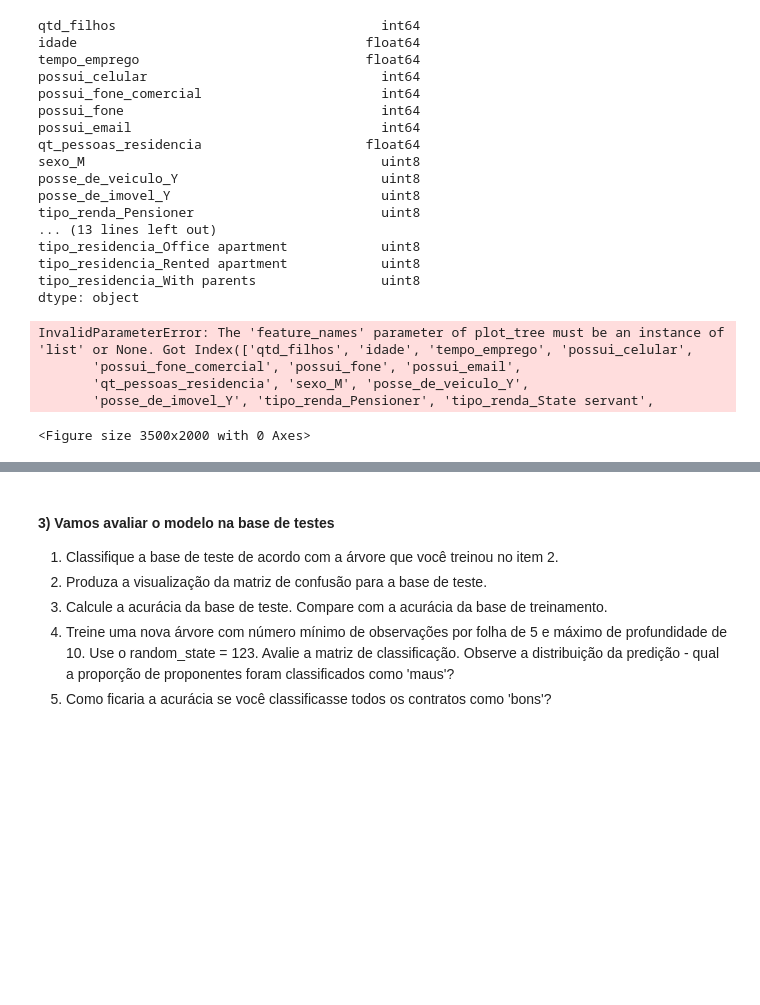
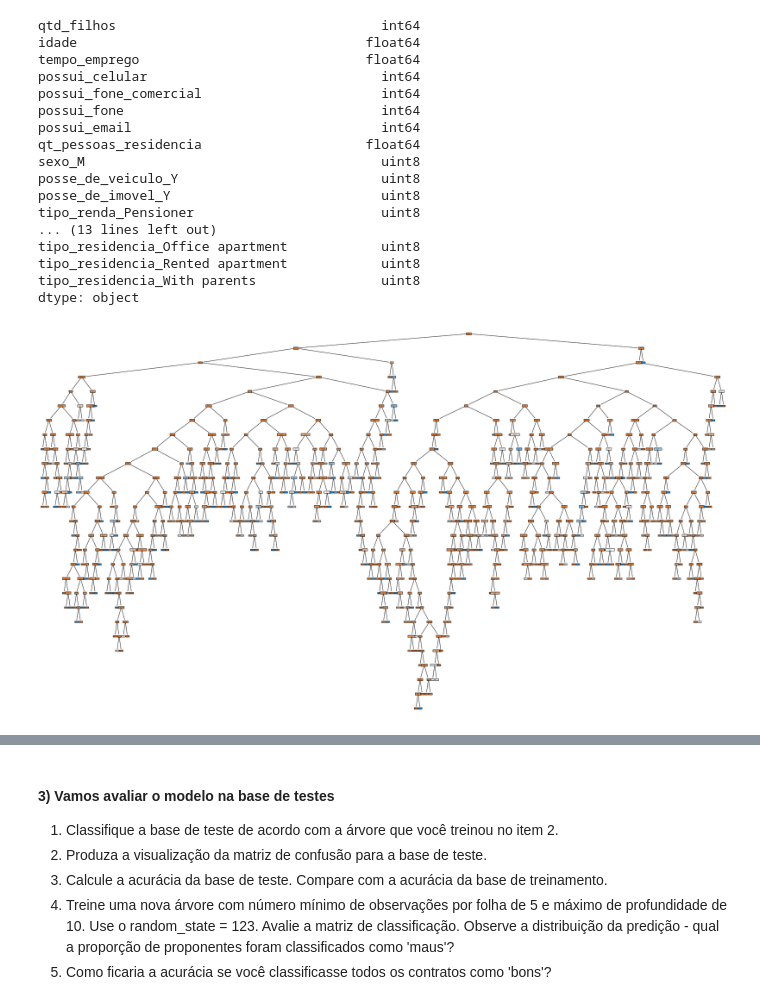
Before and after one commit to GabrielFevrier/voltazero, a Jupyter notebook: Mod 07 - Tarefa 02.ipynb, the cells around one changed output, grey strips where cells are left out. Cells and saved outputs as stored; diff of their text form; code cells hidden in the pictures; blank space fills up the shorter version.

```diff
--- a/Mod 07 - Tarefa 02.ipynb
+++ b/Mod 07 - Tarefa 02.ipynb
@@ -71,12 +71,8 @@ clf = clf.fit(x_train,y_train)
 # %%
 plt.figure(figsize=(35, 20))
 plot_tree(clf,
           filled=True,
           class_names=['aprovados','reprovados'],
-          feature_names=x.columns);
+          feature_names=x.columns.to_list());
 # %% [output]
-InvalidParameterError: The 'feature_names' parameter of plot_tree must be an instance of 'list' or None. Got Index(['qtd_filhos', 'idade', 'tempo_emprego', 'possui_celular',
-       'possui_fone_comercial', 'possui_fone', 'possui_email',
-       'qt_pessoas_residencia', 'sexo_M', 'posse_de_veiculo_Y',
-       'posse_de_imovel_Y', 'tipo_renda_Pensioner', 'tipo_renda_State servant',
-<Figure size 3500x2000 with 0 Axes>
+[figure, added]
```
Also changed, not shown: parts of 6 cells of this notebook.
